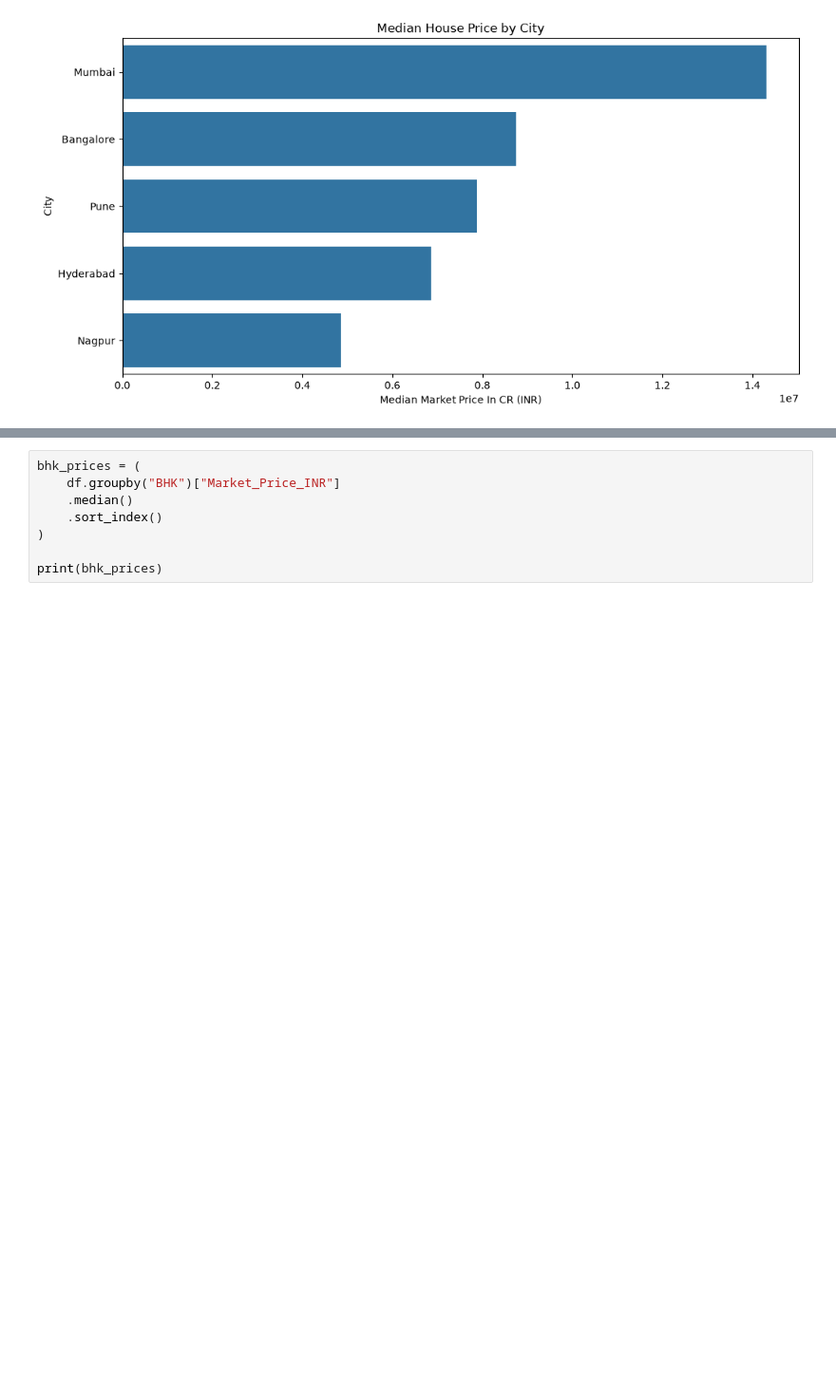
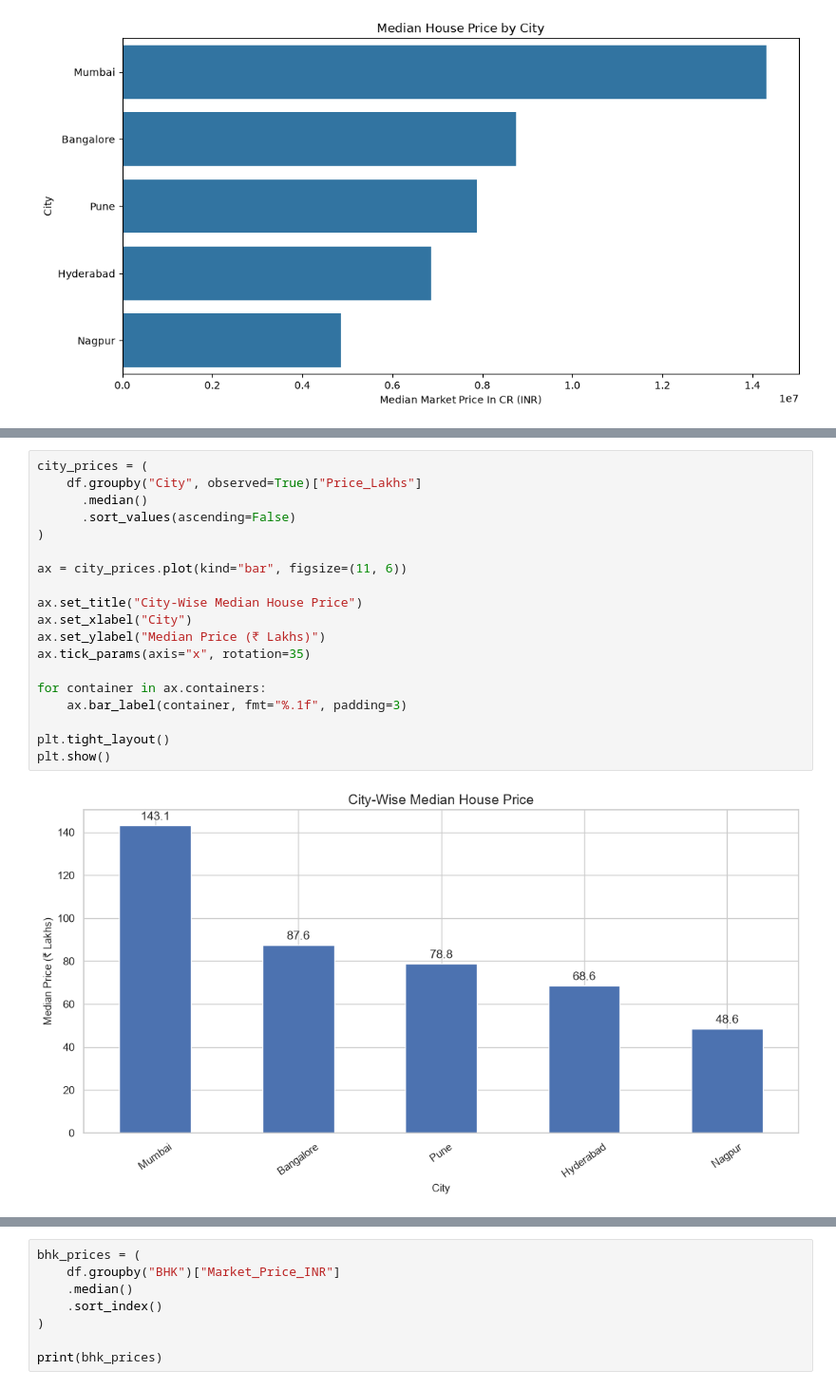
Before and after one commit to santoshhadiya/House-Price-Prediction-ML, a Jupyter notebook: House Price Prediction.ipynb, the cells around one changed output, grey strips where cells are left out. Shown at 95% size. Saved outputs shown, nothing was run; the diff lists cells and outputs as text; blank space fills up the shorter version.

```diff
--- a/House Price Prediction.ipynb
+++ b/House Price Prediction.ipynb
@@ -405,0 +465,21 @@ plt.show()
+# %%
+city_prices = (
+    df.groupby("City", observed=True)["Price_Lakhs"]
+      .median()
+      .sort_values(ascending=False)
+)
+
+ax = city_prices.plot(kind="bar", figsize=(11, 6))
+
+ax.set_title("City-Wise Median House Price")
+ax.set_xlabel("City")
+ax.set_ylabel("Median Price (₹ Lakhs)")
+ax.tick_params(axis="x", rotation=35)
+
+for container in ax.containers:
+    ax.bar_label(container, fmt="%.1f", padding=3)
+
+plt.tight_layout()
+plt.show()
+# %% [output]
+[figure, added]
```
Also changed, not shown: parts of 9 cells of this notebook, 28 other files.
